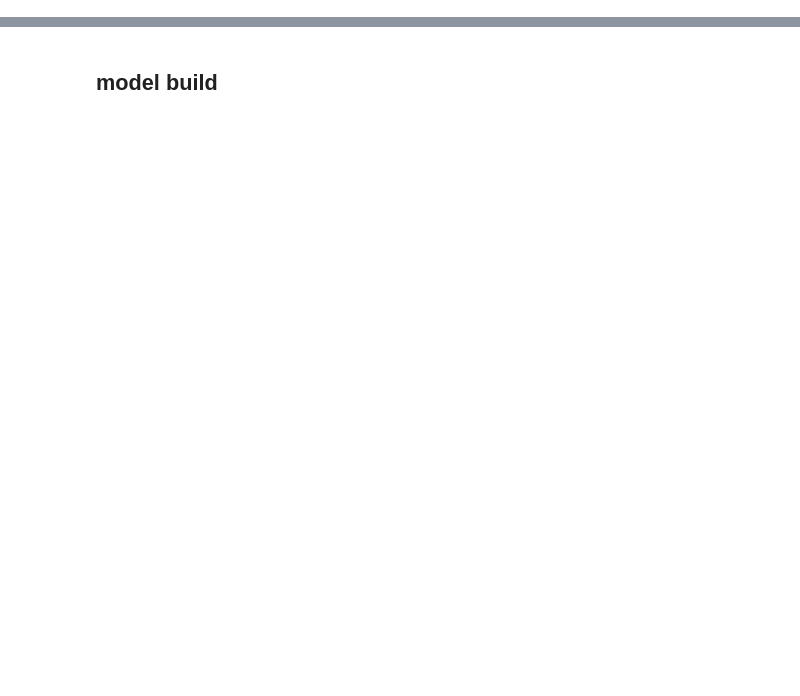
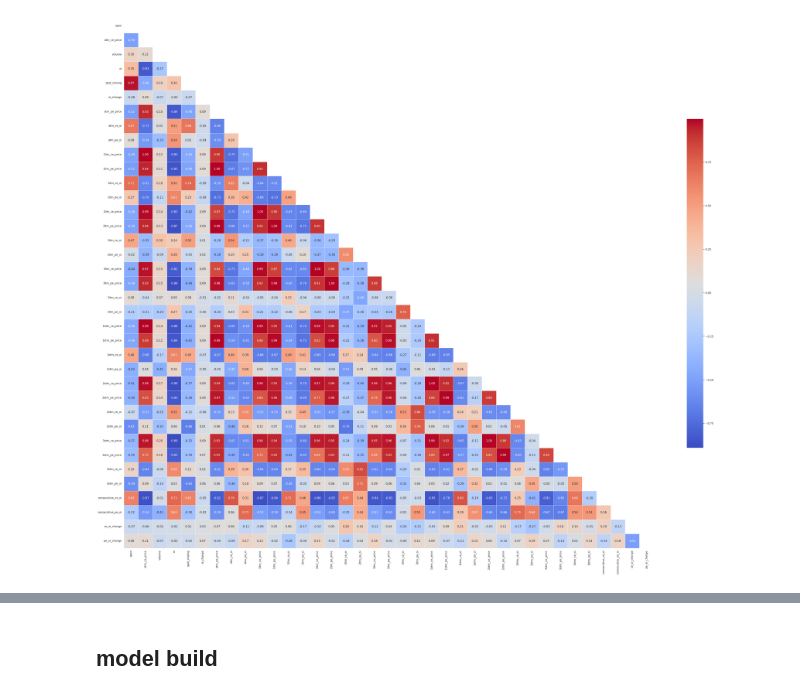
Before and after one commit to ShreyashChacharkar/Algotrading_with_python, a Jupyter notebook: lstm-based-algo.ipynb, the cells around one changed output, grey strips where cells are left out. Cells and saved outputs as stored; diff of their text form; code cells hidden in the pictures; blank space fills up the shorter version.

```diff
--- a/lstm-based-algo.ipynb
+++ b/lstm-based-algo.ipynb
@@ -49,12 +82,0 @@ sta.head()
-# %%
-def option_value(data, refer, _type_, shift,which):
-    ls = []
-    df = refer
-    if which == "price":
-        which = "open"
-    for i in data.date:
-        element = df[(df.date == i) & (df["type"]==_type_) &
-                (df["strike"] == int(data.loc[data[data.date == i].index,"strike_price"].values[0] + shift))][f"{which}"].values[0]
-
-        ls.append(element)
-    return ls
@@ -101 +131,9 @@ sta["pe_oi_change"] = np.log(sta["consecutive_pe_oi"]).pct_change()
+# %%
+feature_data["consecutive_ce_oi"] = feature_data['atm_ce_oi'] + feature_data['1itm_ce_oi'] + feature_data['2itm_ce_oi'] + feature_data['3itm_ce_oi'] + feature_data['1otm_ce_oi'] +feature_data['1otm_ce_oi'] +feature_data['3otm_ce_oi']
+
+feature_data["consecutive_pe_oi"] = feature_data['atm_pe_oi'] + feature_data['1itm_pe_oi'] + feature_data['2itm_pe_oi'] + feature_data['3itm_pe_oi'] + feature_data['1otm_pe_oi'] +feature_data['1otm_pe_oi'] +feature_data['3otm_pe_oi']
+
+
+feature_data["ce_oi_change"] = np.log(feature_data["consecutive_ce_oi"]).pct_change()
+feature_data["pe_oi_change"] = np.log(feature_data["consecutive_pe_oi"]).pct_change()
 # %%
@@ -103,6 +154,6 @@ sta.columns
 # %%
-data = sta[["Target","date", 'open','atm_ce_price','volume', 'oi',
-       'spot_closing', 'diff_closing_opening', 'oi_change',
+data = feature_data[["Target","date", 'open','atm_ce_price','volume', 'oi',
+       'spot_closing', 'oi_change',
        'atm_pe_price', 'atm_ce_oi', 'atm_pe_oi', '1itm_ce_price',
        '1itm_pe_price', '1itm_ce_oi', '1itm_pe_oi', '2itm_ce_price',
        '2itm_pe_price', '2itm_ce_oi', '2itm_pe_oi', '3itm_ce_price',
@@ -117,2 +176,0 @@ data.head()
-# %%
-data["log_Target_return"] = data["log_Target_return"]*100
@@ -123,12 +177,14 @@ sta.head()
 # %%
-data = data.drop(columns=["date","Target"])
-corr = data.corr()
+cor = data.drop(columns=["date","Target"])
+corr = cor.corr()
 
 # Create a heatmap with annotations
 sns.set(style='white')
 mask = np.triu(np.ones_like(corr, dtype=bool))
 f, ax = plt.subplots(figsize=(50, 50))
 sns.heatmap(corr, mask=mask, cmap='coolwarm', annot=True, fmt='.2f',
             square=True, linewidths=.5, cbar_kws={"shrink": .5})
 plt.show()
+# %% [output]
+[figure, added]
 # %%
```
Also changed, not shown: parts of 56 cells of this notebook.
